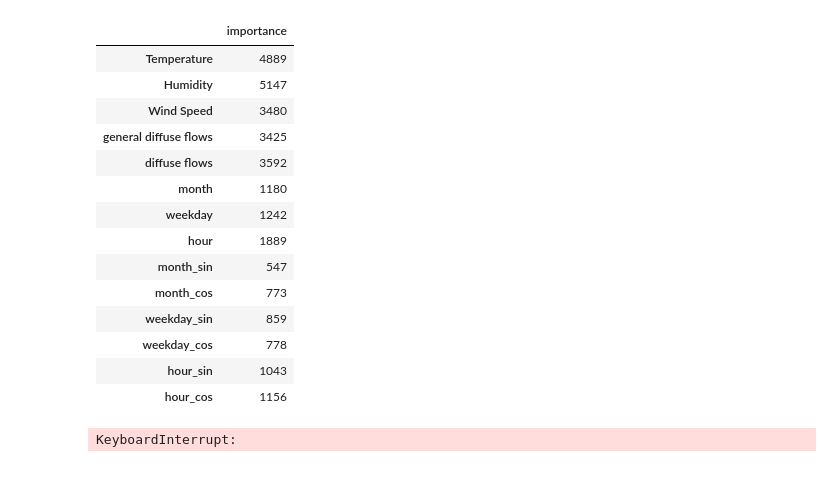
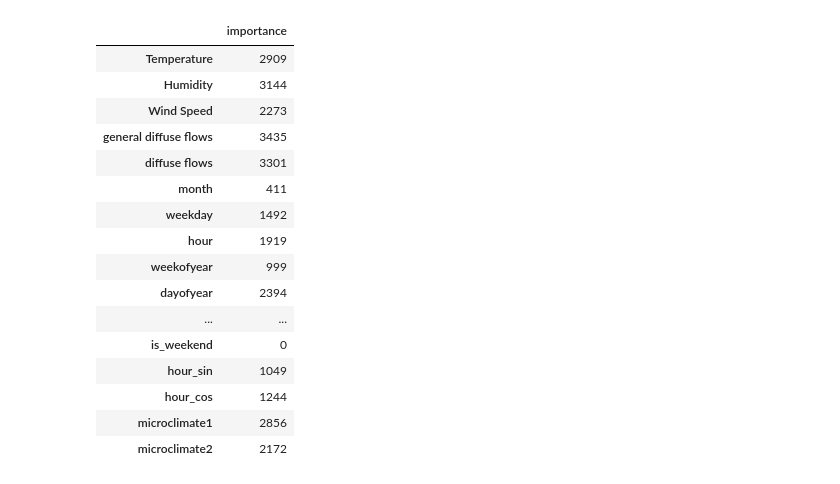
Before and after one commit to dead4an/energy-city, a Jupyter notebook: train.ipynb, the cells around one changed output. Saved outputs shown, nothing was run; the diff lists cells and outputs as text; code cells hidden in the pictures.

```diff
--- a/train.ipynb
+++ b/train.ipynb
@@ -100,13 +120,25 @@ plt.show()
 # %%
 X = train_data.iloc[:, :-1]
 y = train_data['Energy city']
-X_train, X_test, y_train, y_test = train_test_split(X, y, test_size=0.2, random_state=1)
+X_train, X_test, y_train, y_test = train_test_split(X, y, test_size=0.1, random_state=1)
 # %%
-datetime_preproc = DatetimeTransformer()
+data_preprocessor = DataPreprocessor()
+poly = PolynomialFeatures()
 scaler = RobustScaler()
-estimator_lgbm = LGBMRegressor(n_jobs=-1, n_estimators=1000, learning_rate=0.2)
+
+estimator_lgbm = LGBMRegressor(
+    n_jobs=-1,
+    n_estimators=750,
+    learning_rate=0.1,
+    num_leaves=80,
+    max_depth=12,
+    max_bin=128,
+    reg_lambda=0.1,
+    verbose=0
+    )
 estimator_pipeline = Pipeline([
-    ('datetime', datetime_preproc),
+    ('data', data_preprocessor),
+    ('poly', poly),
     ('scaler', scaler),
     ('model', estimator_lgbm)
 ])
@@ -131,19 +176,21 @@ Mean CV: 0.9809569034624797
 # %%
-feature_importances = pd.DataFrame({'importance': estimator_lgbm.feature_importances_}, index=datetime_preproc.transform(X_train).columns)
+feature_importances = pd.DataFrame({'importance': estimator_lgbm.feature_importances_}, index=data_preprocessor.transform(X_train).columns)
 feature_importances
 # %% [output]
 |  | importance |
-| Temperature | 4889 |
-| Humidity | 5147 |
-| Wind Speed | 3480 |
-| general diffuse flows | 3425 |
-| diffuse flows | 3592 |
-| month | 1180 |
-| weekday | 1242 |
-| hour | 1889 |
-| month_sin | 547 |
-| month_cos | 773 |
-| weekday_sin | 859 |
-| weekday_cos | 778 |
-| hour_sin | 1043 |
-| hour_cos | 1156 |
+| Temperature | 2909 |
+| Humidity | 3144 |
+| Wind Speed | 2273 |
+| general diffuse flows | 3435 |
+| diffuse flows | 3301 |
+| month | 411 |
+| weekday | 1492 |
+| hour | 1919 |
+| weekofyear | 999 |
+| dayofyear | 2394 |
+| ... | ... |
+| is_weekend | 0 |
+| hour_sin | 1049 |
+| hour_cos | 1244 |
+| microclimate1 | 2856 |
+| microclimate2 | 2172 |
@@ -173,10 +217,11 @@ optimize_fn = partial(objective, pipeline=estimator_pipeline, X=X_train, y=y_tra
 # %%
 space = {
-    'model__n_estimators': scope.int(hp.quniform('n_estimators', 500, 1200, 50)),
-    'model__max_depth': scope.int(hp.quniform('max_depth', 6, 16, 1)),
-    'model__lerning_rate': hp.loguniform('learning_rate', np.log(0.1), np.log(0.7)),
-    'model__reg_lambda': hp.uniform('reg_lambda', 0.1, 0.7),
-    'model__num_leaves': scope.int(hp.uniform('num_leaves', 32, 256))
+    'n_estimators': scope.int(hp.quniform('n_estimators', 100, 1200, 50)),
+    'max_depth': scope.int(hp.quniform('max_depth', 6, 16, 1)),
+    'num_leaves': scope.int(hp.quniform('num_leaves', 32, 256, 16)),
+    'lerning_rate': hp.loguniform('learning_rate', np.log(0.1), np.log(0.7)),
+    'reg_lambda': hp.uniform('reg_lambda', 0.1, 0.7),
+    'max_bin': scope.int(hp.quniform('max_bin', 16, 128, 2))
 }
 
 trials = Trials()
@@ -184,13 +229,11 @@ tune_lgbm = fmin(
     fn=optimize_fn,
     space=space,
     algo=tpe.suggest,
-    max_evals=100,
+    max_evals=50,
     trials=trials,
-    rstate=np.random.default_rng(1),
-    show_progressbar=True
+    rstate=np.random.default_rng(42),
+    show_progressbar=True,
 )
-# %% [output]
-KeyboardInterrupt:
 # %%
 tune_lgbm
 # %% [output]
```
Also changed, not shown: parts of 22 cells of this notebook, 1 other file.
